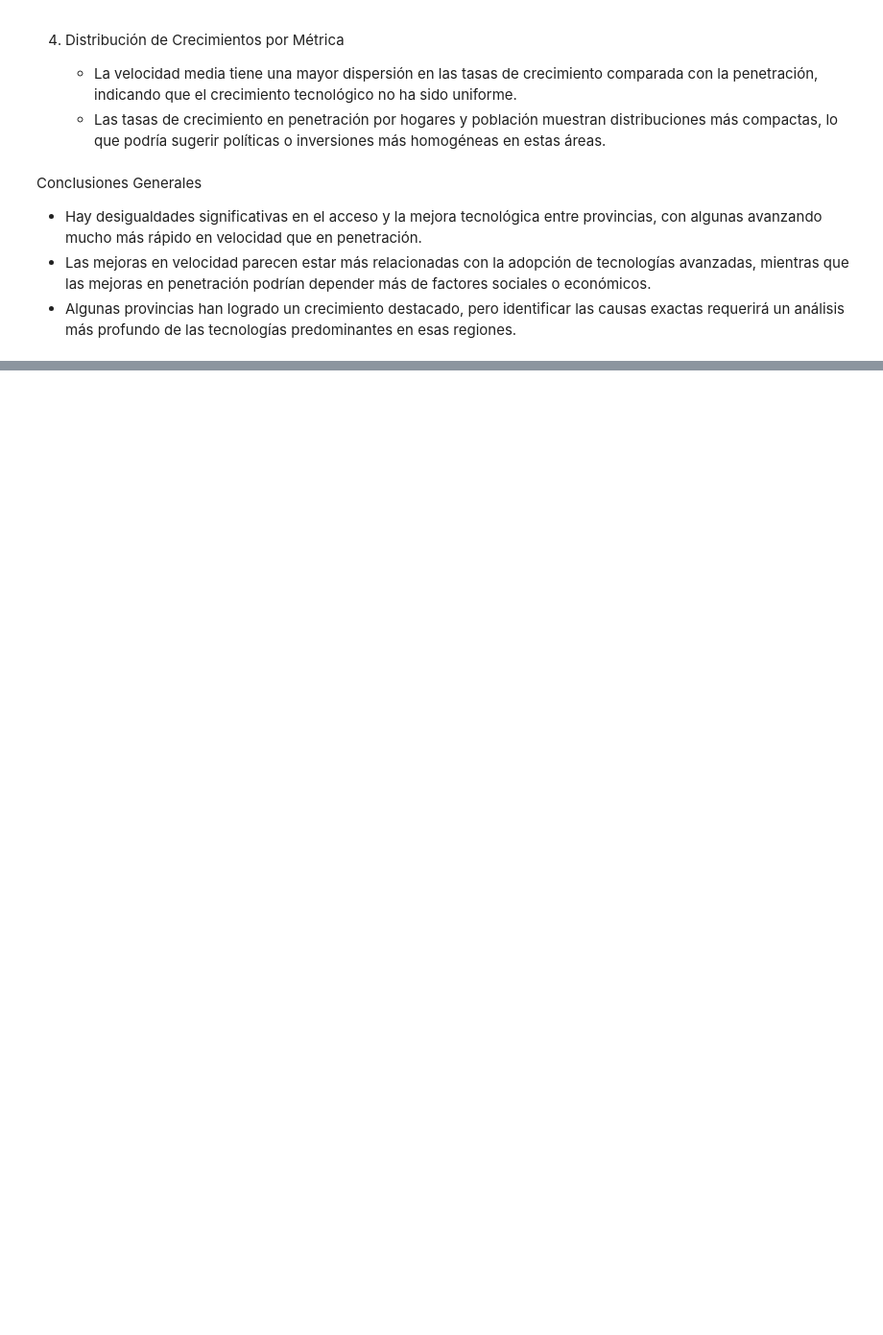
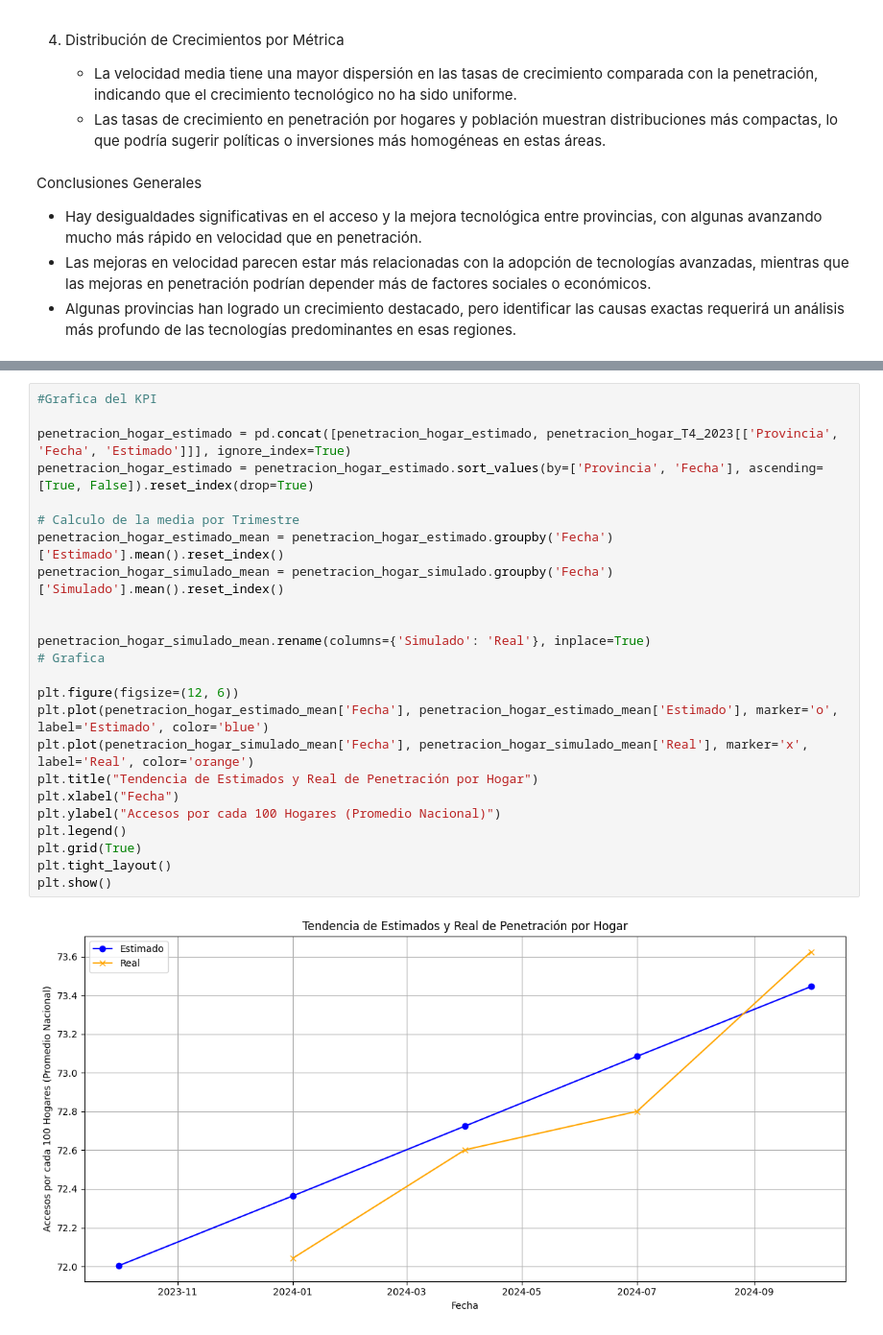
Before and after one commit to Argeboliv05/Proyecto_2_Henry, a Jupyter notebook: EDA.IPYNB, the cells around one changed output, grey strips where cells are left out. Shown at 96% size. Saved outputs shown, nothing was run; the diff lists cells and outputs as text; blank space fills up the shorter version.

```diff
--- a/EDA.IPYNB
+++ b/EDA.IPYNB
@@ -492,0 +668,26 @@ Conclusiones Generales
+# %%
+#Grafica del KPI
+
+penetracion_hogar_estimado = pd.concat([penetracion_hogar_estimado, penetracion_hogar_T4_2023[['Provincia', 'Fecha', 'Estimado']]], ignore_index=True)
+penetracion_hogar_estimado = penetracion_hogar_estimado.sort_values(by=['Provincia', 'Fecha'], ascending=[True, False]).reset_index(drop=True)
+
+# Calculo de la media por Trimestre
+penetracion_hogar_estimado_mean = penetracion_hogar_estimado.groupby('Fecha')['Estimado'].mean().reset_index()
+penetracion_hogar_simulado_mean = penetracion_hogar_simulado.groupby('Fecha')['Simulado'].mean().reset_index()
+
+
+penetracion_hogar_simulado_mean.rename(columns={'Simulado': 'Real'}, inplace=True)
+# Grafica
+
+plt.figure(figsize=(12, 6))
+plt.plot(penetracion_hogar_estimado_mean['Fecha'], penetracion_hogar_estimado_mean['Estimado'], marker='o', label='Estimado', color='blue')
+plt.plot(penetracion_hogar_simulado_mean['Fecha'], penetracion_hogar_simulado_mean['Real'], marker='x', label='Real', color='orange')
+plt.title("Tendencia de Estimados y Real de Penetración por Hogar")
+plt.xlabel("Fecha")
+plt.ylabel("Accesos por cada 100 Hogares (Promedio Nacional)")
+plt.legend()
+plt.grid(True)
+plt.tight_layout()
+plt.show()
+# %% [output]
+[figure, added]
```
Also changed, not shown: parts of 33 cells of this notebook, 2 other files.
